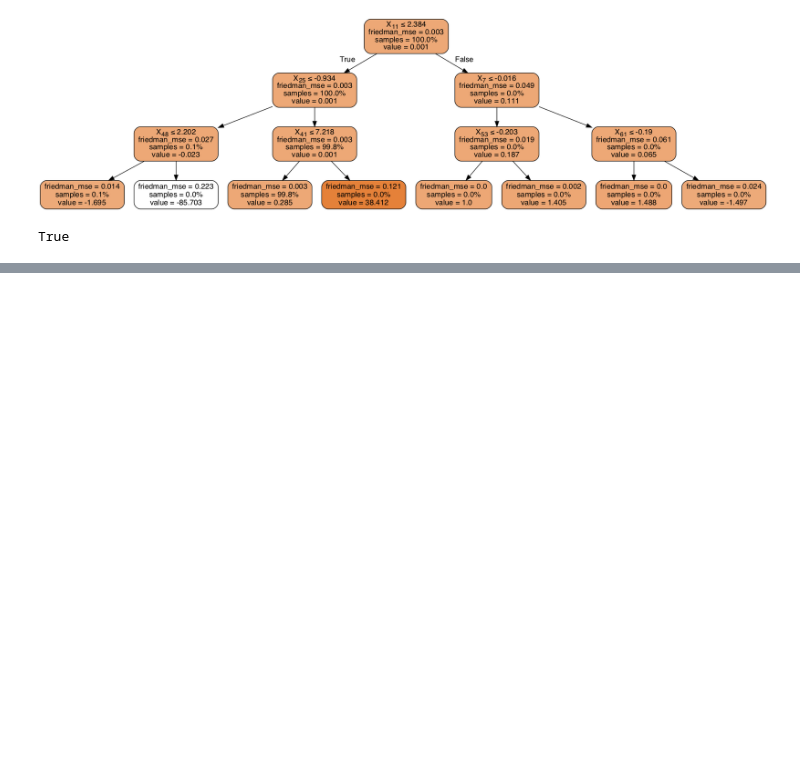
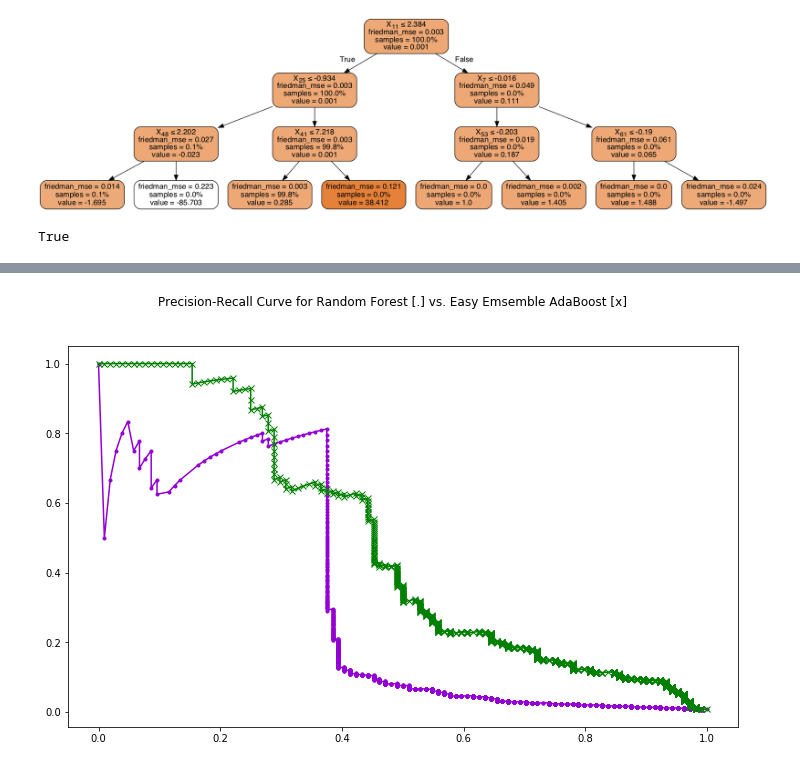
Before and after one commit to Ava33343/Risky_Business, a Jupyter notebook: Answers/Code/credit_risk_ensemble.ipynb, the cells around one changed output, grey strips where cells are left out. Drawn from its saved outputs; the diff is of its cells as text; code cells hidden in the pictures; blank space fills up the shorter version.

```diff
--- a/Answers/Code/credit_risk_ensemble.ipynb
+++ b/Answers/Code/credit_risk_ensemble.ipynb
@@ -453,0 +474,4 @@ True
+# %%
+# Scale the training data - only scale X_train and X_test data
+X_train_scaled = X_scaler.transform(X_train)
+X_test_scaled = X_scaler.transform(X_test)
@@ -453,0 +480,6 @@ True
+# %%
+# Resample the training data with the RandomOversampler
+# fit Random Forest Classifier
+from imblearn.ensemble import BalancedRandomForestClassifier
+brf = BalancedRandomForestClassifier(n_estimators=100, random_state=42)
+brf.fit(X_train_scaled, y_train)
@@ -453,0 +558,14 @@ True
+# %%
+import matplotlib.pyplot as plt
+%matplotlib inline
+
+plt.figure(figsize=(12,7))
+
+plt.plot(recall_brf, precision_brf, marker='.', color='darkviolet')
+plt.plot(recall_eec, precision_eec, marker='x', color='green')
+#plt.plot(recall_grad, precision_grad, marker='^')
+
+plt.suptitle('Precision-Recall Curve for Random Forest [.] vs. Easy Emsemble AdaBoost [x]')
+plt.show()
+# %% [output]
+[figure, added]
```
Also changed, not shown: parts of 13 cells of this notebook, 29 other files.
